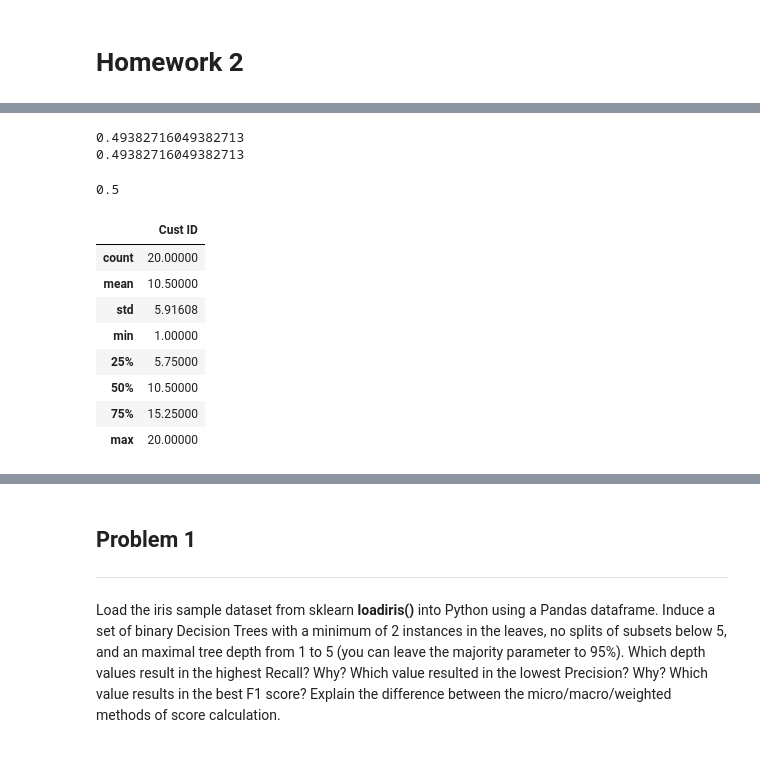
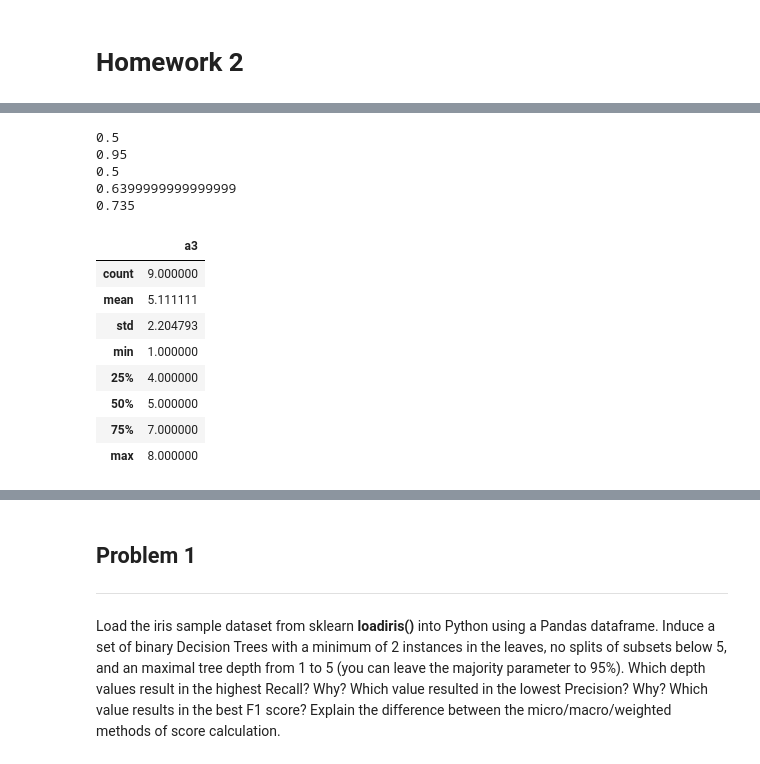
Before and after one commit to MKahacker/CS-422, a Jupyter notebook: Homework_2_K_Mahmoud.ipynb, the cells around one changed output, grey strips where cells are left out. Drawn from its saved outputs; the diff is of its cells as text; code cells hidden in the pictures.

```diff
--- a/Homework_2_K_Mahmoud.ipynb
+++ b/Homework_2_K_Mahmoud.ipynb
@@ -12,40 +67,35 @@
+# %%
+exercise_2 = {"Cust ID": [1,2,3,4,5,6,7,8,9,10,11,12,13,14,15,16,17,18,19,20],
+              "Gender": ["M","M","M","M","M","M","F","F","F","F","M","M","M","M","F","F","F","F","F","F"],
+              "Car Type": ["Family","Sports","Sports","Sports","Sports","Sports","Sports","Sports","Sports","Luxury","Family","Family","Family","Luxury","Luxury","Luxury","Luxury","Luxury","Luxury","Luxury"],
+              "Shirt Size":["Small","Medium","Medium","Large","Extra Large","Extra Large","Small","Small","Medium","Large","Large","Extra Large","Medium","Extra Large","Small","Small","Medium","Medium","Medium","Large"],
+              "Target":["C0","C0","C0","C0","C0","C0","C0","C0","C0","C0","C1","C1","C1","C1","C1","C1","C1","C1","C1","C1"]}
+pd_exercise_2 = pd.DataFrame(data=exercise_2)
+
+print(my_gini(pd_exercise_2, "Target"))
+print(my_gini(pd_exercise_2, "Cust ID"))
+print(my_gini(pd_exercise_2, "Gender"))
+print(my_gini(pd_exercise_2, "Car Type"))
+print(my_gini(pd_exercise_2, "Shirt Size"))
+# %% [output]
+0.5
+0.95
+0.5
+0.6399999999999999
+0.735
 # %%
-exercise_3 = {"a1": [1,1,1,0,0,0,0,1,0], "a2": [1,1,0,0,1,1,0,0,1],
+exercise_3 = {"a1": [True,True,True,False,False,False,False,True,False],
+              "a2": [True,True,False,False,True,True,False,False,True],
               "a3":[1.0,6.0,5.0,4.0,7.0,3.0,8.0,7.0,5.0], "Target":["+","+","-","+","-","-","-","+","-"]}
 pd_exr_3 = pd.DataFrame(data=exercise_3)
 pd_exr_3.describe()
-pd_pos_class = pd_exr_3[pd_exr_3["Target"] == "+"]
-pd_neg_class = pd_exr_3[pd_exr_3["Target"] == "-"]
-count_poss = np.square(pd_pos_class["Target"].count()/pd_exr_3["Target"].count())
-count_negs = np.square(pd_neg_class["Target"].count()/pd_exr_3["Target"].count())
-gini = 1 - (count_poss + count_negs)
-print(gini)
 # %% [output]
-0.49382716049382713
-0.49382716049382713
+|  | a3 |
+| count | 9.000000 |
+| mean | 5.111111 |
+| std | 2.204793 |
+| min | 1.000000 |
+| 25% | 4.000000 |
+| 50% | 5.000000 |
+| 75% | 7.000000 |
+| max | 8.000000 |
-# %%
-exercise_3 = {"Cust ID": [1,2,3,4,5,6,7,8,9,10,11,12,13,14,15,16,17,18,19,20],
-              "Gender": ["M","M","M","M","M","M","F","F","F","F","M","M","M","M","F","F","F","F","F","F"],
-              "Car Type": ["Family","Sports","Sports","Sports","Sports","Sports","Sports","Sports","Sports","Luxury","Family","Family","Family","Luxury","Luxury","Luxury","Luxury","Luxury","Luxury","Luxury"],
-              "Shirt Size":["Small","Medium","Medium","Large","Extra Large","Extra Large","Small","Small","Medium","Large","Large","Extra Large","Medium","Extra Large","Small","Small","Medium","Medium","Medium","Large"],
-              "Target":["C0","C0","C0","C0","C0","C0","C0","C0","C0","C0","C1","C1","C1","C1","C1","C1","C1","C1","C1","C1"]}
-pd_exr_3 = pd.DataFrame(data=exercise_3)
-
-pd_pos_class = pd_exr_3[pd_exr_3["Target"] == "C0"]
-pd_neg_class = pd_exr_3[pd_exr_3["Target"] == "C1"]
-count_poss = np.square(pd_pos_class["Target"].count()/pd_exr_3["Target"].count())
-count_negs = np.square(pd_neg_class["Target"].count()/pd_exr_3["Target"].count())
-gini = 1 - (count_poss + count_negs)
-print(gini)
-pd_exr_3.describe()
-# %% [output]
-0.5
-|  | Cust ID |
-| count | 20.00000 |
-| mean | 10.50000 |
-| std | 5.91608 |
-| min | 1.00000 |
-| 25% | 5.75000 |
-| 50% | 10.50000 |
-| 75% | 15.25000 |
-| max | 20.00000 |
```
Also changed, not shown: parts of 57 cells of this notebook, 1 other file.
